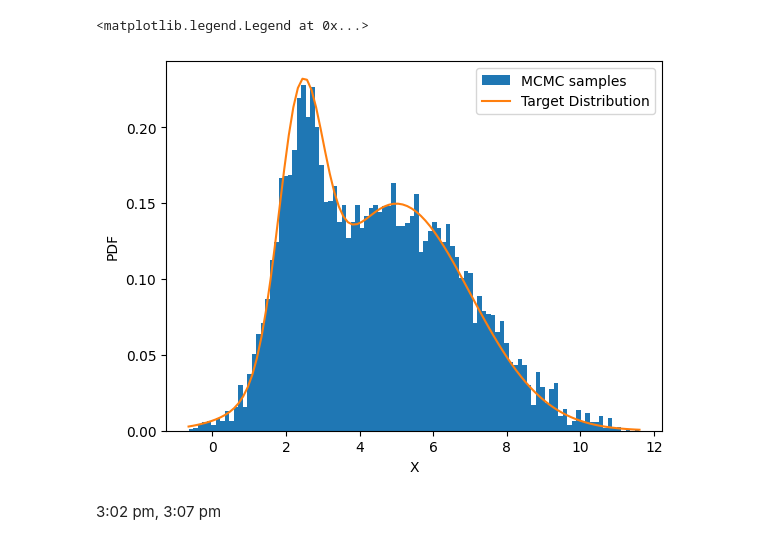
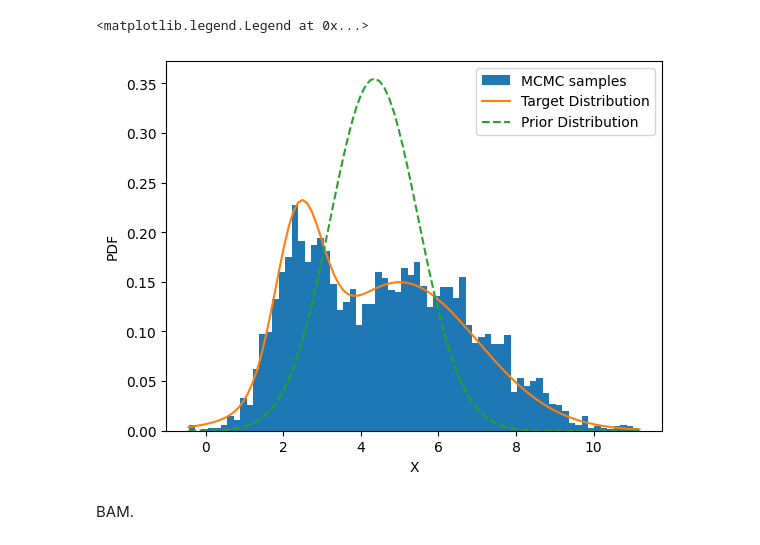
Before and after one commit to plt109/shp_stats_course, a Jupyter notebook: lesson_3/lesson3_metropolis_hastings.ipynb, the cells around one changed output. Drawn from its saved outputs; the diff is of its cells as text; code cells hidden in the pictures.

Commit message:
added convergence selection things

```diff
--- a/lesson_3/lesson3_metropolis_hastings.ipynb
+++ b/lesson_3/lesson3_metropolis_hastings.ipynb
@@ -8,12 +8,22 @@ import matplotlib.pyplot as plt
 # %%
 def my_proposal(x_t):
+    ''' Proposal distribution. Suggests next point given current point. '''
     x_prime = sps.norm.rvs(loc=x_t, scale=1.)
+
     return x_prime
 
 def my_f(x):
+    ''' Function that is proportional to the target distribution.
+    Does not have to be normalised. '''
     a = 3.*sps.norm.pdf(x, loc=5, scale=2)
     b = sps.norm.pdf(x, loc=2.4, scale=0.6)
+
     return a+b
 
 def my_target(x):
+    ''' Target distribution to be sampled from. This is a PDF. '''
+
     return my_f(x)/4.
+
+# Distribution to sample the initial point from
+my_prior = sps.norm(loc=4.35, scale=1.125)
@@ -44,0 +106,16 @@ Text(0, 0.5, 'X')
+# %%
+n_chains = 20
+n_steps = 1000
+
+prior_bag = []
+x_bag = []
+# Generating a bunch of Markov chains
+for ind_chain in range(n_chains):
+    _prior = my_prior.rvs()
+    _chain, tmp = walker(_prior, n_steps=n_steps) # not going to save the acceptance ratio
+
+    prior_bag.append(_prior)
+    x_bag.append(_chain)
+
+# Turn list into np.array
+x_bag = np.array(x_bag) # (n_chains, n_steps)
@@ -45,14 +166,15 @@ Text(0, 0.5, 'X')
 # %%
-x_select = x_bag[1000:]
-nbins = 100
-xx_plot = np.linspace(min(x_select), max(x_select), 100)
-plt.hist(x_select, bins=nbins, density=True, label='MCMC samples')
+x_select_grand = x_bag[:,-200:].flatten()
+nbins = 70
+xx_plot = np.linspace(min(x_select_grand), max(x_select_grand), 100)
+plt.hist(x_select_grand, bins=nbins, density=True, label='MCMC samples')
 plt.plot(xx_plot, my_target(xx_plot), label='Target Distribution')
+plt.plot(xx_plot, my_prior.pdf(xx_plot), ls='--', label='Prior Distribution')
 plt.xlabel('X')
 plt.ylabel('PDF')
 plt.legend()
 # %% [output]
 <matplotlib.legend.Legend at 0x...>
-[figure, old version]
+[figure, new version]
-# %% [markdown]
-3:02 pm, 3:07 pm
+# %% [markdown]
+BAM.
```
Also changed, not shown: parts of 12 cells of this notebook.
